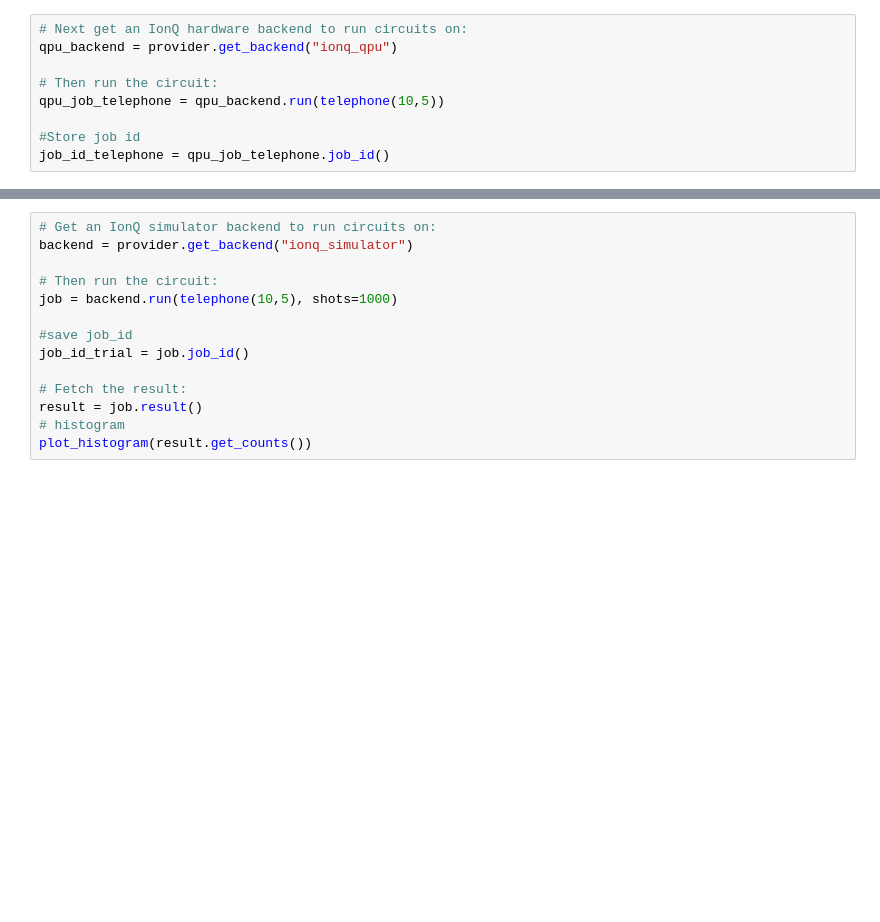
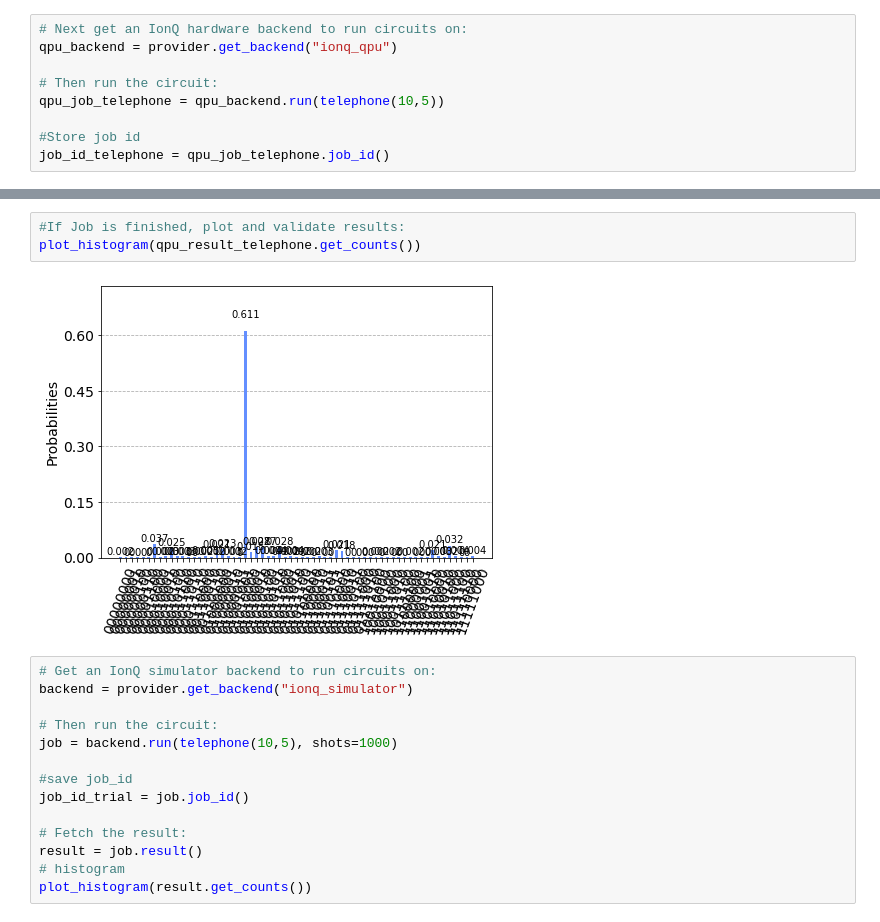
Before and after one commit to iQuHACK/2021_quanta, a Jupyter notebook: random fel.ipynb, the cells around one changed output, grey strips where cells are left out. Drawn from its saved outputs; the diff is of its cells as text; blank space fills up the shorter version.

```diff
--- a/random fel.ipynb
+++ b/random fel.ipynb
@@ -83,3 +84,8 @@ Job status is  JobStatus.QUEUED
+# %%
+#If Job is finished, plot and validate results:
+plot_histogram(qpu_result_telephone.get_counts())
+# %% [output]
+[figure, added]
 # %%
 # Get an IonQ simulator backend to run circuits on:
 backend = provider.get_backend("ionq_simulator")
```
Also changed, not shown: parts of 2 cells of this notebook, 2 other files.
